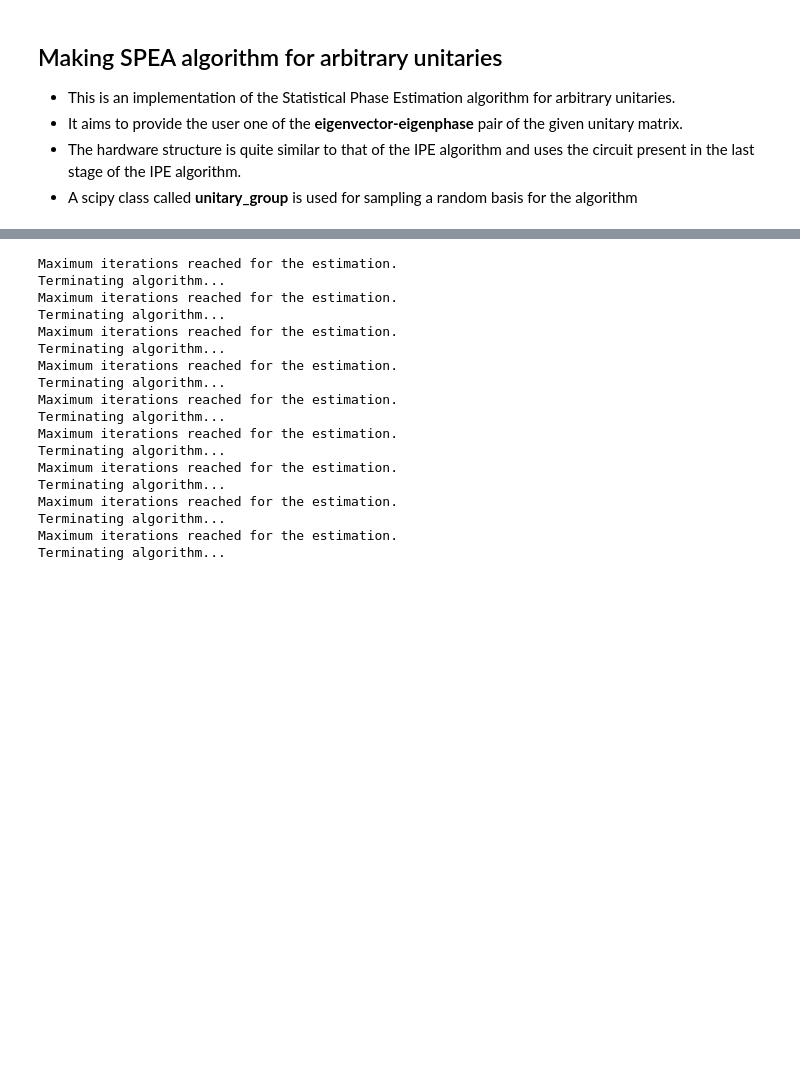
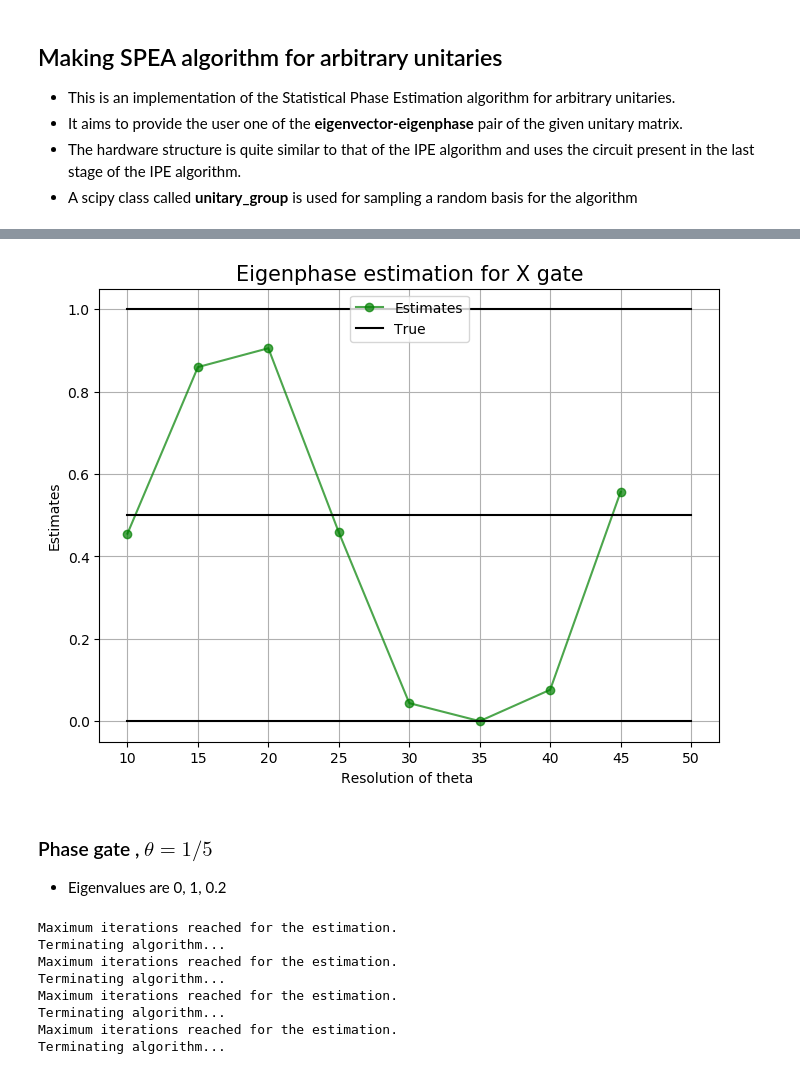
Before and after one commit to TheGupta2012/QPE-Algorithms, a Jupyter notebook: QPE/Statistical QPE/Statistical QPE.ipynb, the cells around one changed output, grey strips where cells are left out. Saved outputs shown, nothing was run; the diff lists cells and outputs as text; code cells hidden in the pictures; blank space fills up the shorter version.

```diff
--- a/QPE/Statistical QPE/Statistical QPE.ipynb
+++ b/QPE/Statistical QPE/Statistical QPE.ipynb
@@ -49,11 +72,30 @@ result = spe.get_eigen_pair(progress = True,algo = 'standard',backend = Aer.get_
+# %%
+plt.figure(dpi = 100,figsize=(8,6))
+plt.title("Eigenphase estimation for X gate",fontsize = 15)
+plt.grid()
+plt.plot(list(range(10,50,5)),t,marker = 'o',color='g',label = 'Estimates',alpha=0.7)
+plt.plot([10,50],[0.5,0.5],color='black',label = "True")
+plt.plot([10,50],[0,0],color='black')
+plt.plot([10,50],[1,1],color='black')
+
+plt.legend()
+plt.xlabel("Resolution of theta ")
+plt.ylabel("Estimates")
+plt.savefig("Plots/SPE_PLOT1.jpg",dpi = 200)
+# %% [output]
+[figure, added]
+# %% [markdown]
+### Phase gate , $ \theta = 1/5 $
+- Eigenvalues are 0, 1, 0.2
 # %%
 u2 = UnitaryGate(data=np.array([[1,0],
                                [0, np.exp(2*np.pi*1j*(1/5))]]))
 # %%
+# original theta = 0.2
 t = []
 for resolution in range(20,80,5):
     spe = SPEA(u2,resolution= resolution,max_iters=10)
-    res = spe.get_eigen_pair(backend = sim,algo = 'standard',target_cost = 0.94)
+    res = spe.get_eigen_pair(backend = sim,algo = 'alternate',target_cost = 0.94)
     theta = res['theta']
     t.append(theta)
 # %% [output]
@@ -65,14 +107,4 @@ Maximum iterations reached for the estimation.
 Terminating algorithm...
 Maximum iterations reached for the estimation.
 Terminating algorithm...
-Maximum iterations reached for the estimation.
-Terminating algorithm...
-Maximum iterations reached for the estimation.
-Terminating algorithm...
-Maximum iterations reached for the estimation.
-Terminating algorithm...
-Maximum iterations reached for the estimation.
-Terminating algorithm...
-Maximum iterations reached for the estimation.
-Terminating algorithm...
 # %%
```
Also changed, not shown: parts of 14 cells of this notebook, 25 other files.
